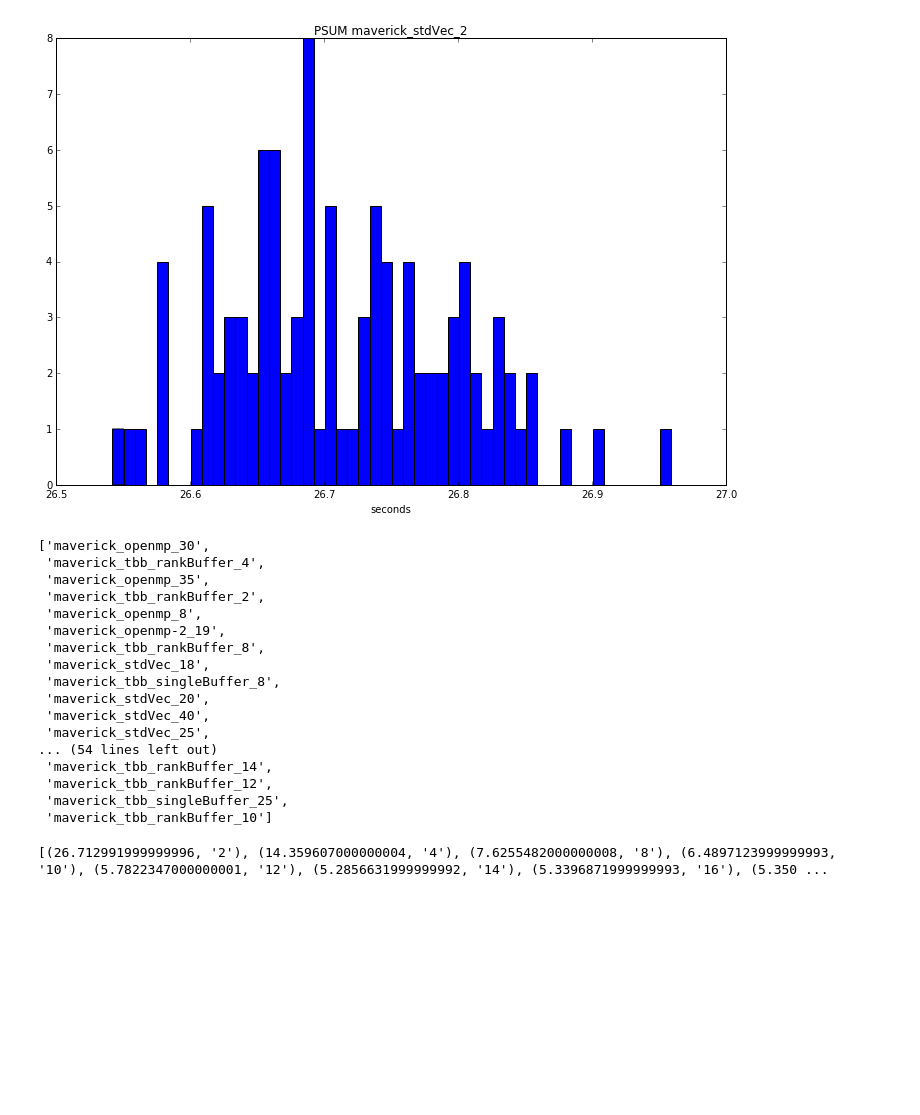
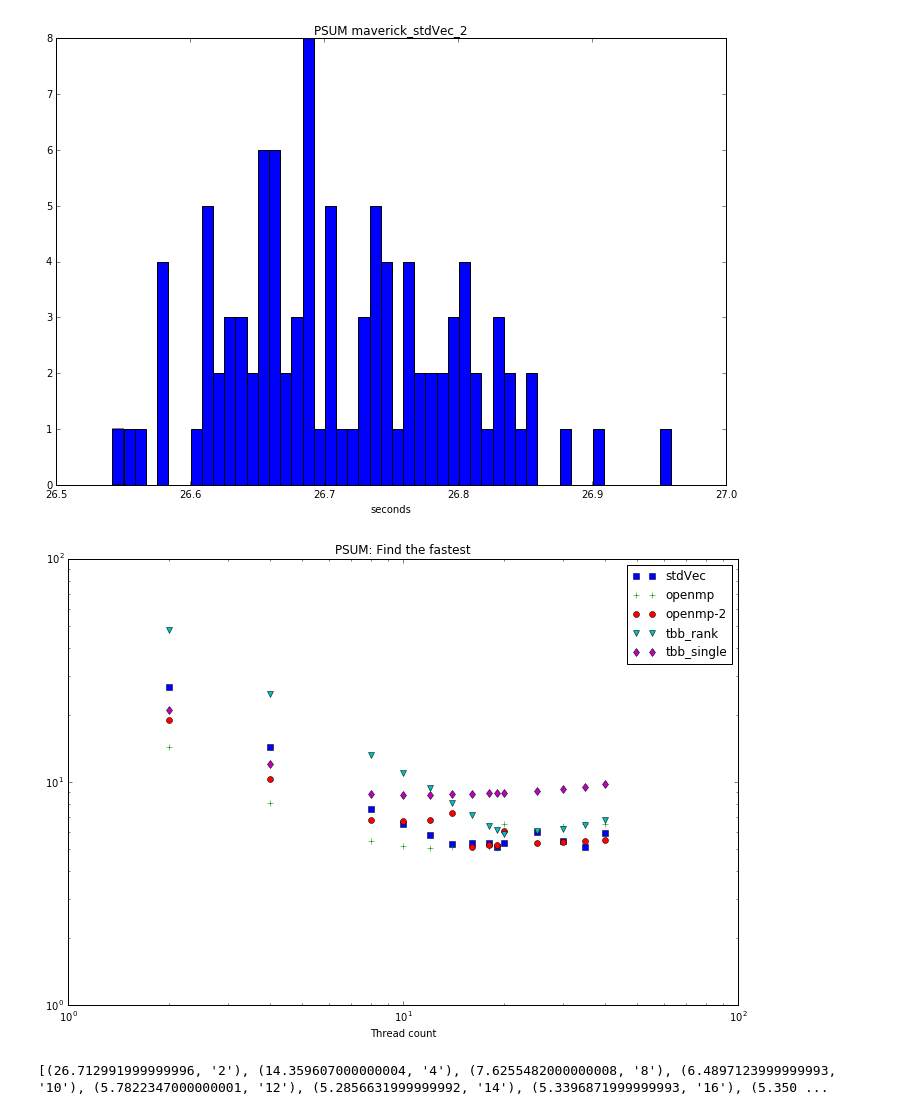
Before and after one commit to ParaToolsInc/benchmarks, a Jupyter notebook: threading/tacc_1/run2_data/histogramPsum.ipynb, the cells around one changed output. Saved outputs shown, nothing was run; the diff lists cells and outputs as text; code cells hidden in the pictures; blank space fills up the shorter version.

Commit message:
better plotting since sorted

```diff
--- a/threading/tacc_1/run2_data/histogramPsum.ipynb
+++ b/threading/tacc_1/run2_data/histogramPsum.ipynb
@@ -59,27 +59,9 @@ plt.title('PSUM '+ dk)
 plt.show()
 # %% [output]
 [figure]
-# %%
-dataArrayDict.keys()
-# %% [output]
-['maverick_openmp_30',
- 'maverick_tbb_rankBuffer_4',
- 'maverick_openmp_35',
- 'maverick_tbb_rankBuffer_2',
- 'maverick_openmp_8',
- 'maverick_openmp-2_19',
- 'maverick_tbb_rankBuffer_8',
- 'maverick_stdVec_18',
- 'maverick_tbb_singleBuffer_8',
- 'maverick_stdVec_20',
- 'maverick_stdVec_40',
- 'maverick_stdVec_25',
-... (54 lines left out)
- 'maverick_tbb_rankBuffer_14',
- 'maverick_tbb_rankBuffer_12',
- 'maverick_tbb_singleBuffer_25',
- 'maverick_tbb_rankBuffer_10']
 # %%
+stdVecVal=[]
+stdVecTcount=[]
 openMpVal=[]
 openMpTcount=[]
 openMp2Val=[]
@@ -89,6 +71,9 @@ tbbRankTcount=[]
 tbbSingleVal=[]
 tbbSingleTcount=[]
 for key in dataArrayDict:
+    if key.split("_")[1]=='stdVec':
+        stdVecVal.append(np.average(dataArrayDict[key]))
+        stdVecTcount.append(key.split("_")[-1])
     if key.split("_")[1]=='openmp':
         openMpVal.append(np.average(dataArrayDict[key]))
         openMpTcount.append(key.split("_")[-1])
@@ -101,6 +86,21 @@ for key in dataArrayDict:
     if 'tbb_singleBuffer' in key:
       tbbSingleVal.append(np.average(dataArrayDict[key]))
       tbbSingleTcount.append(key.split("_")[-1])
+# %%
+fig = plt.figure(figsize=(12,8))
+ax = fig.add_subplot(111)
+dk='Find the fastest'
+ax.loglog(stdVecTcount,stdVecVal,'s',label='stdVec')
+ax.loglog(openMpTcount,openMpVal,'+',label='openmp')
+ax.loglog(openMp2Tcount,openMp2Val,'o',label='openmp-2')
+ax.loglog(tbbRankTcount,tbbRankVal,'v',label='tbb_rank')
+ax.loglog(tbbSingleTcount,tbbSingleVal,'d',label='tbb_single')
+plt.xlabel('Thread count')
+plt.title('PSUM: '+ dk)
+plt.legend()
+plt.show()
+# %% [output]
+[figure, added]
 # %%
 stdVec=[]
 openMp=[]
```
Also changed, not shown: parts of 3 cells of this notebook.
